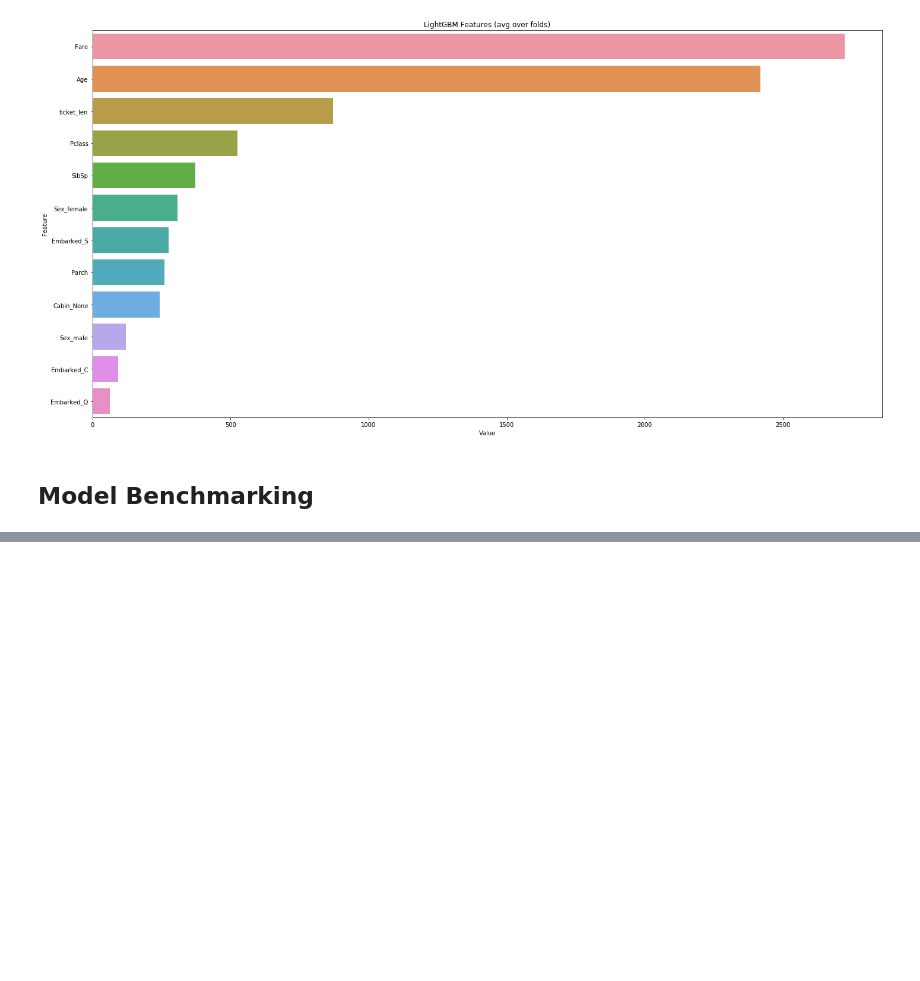
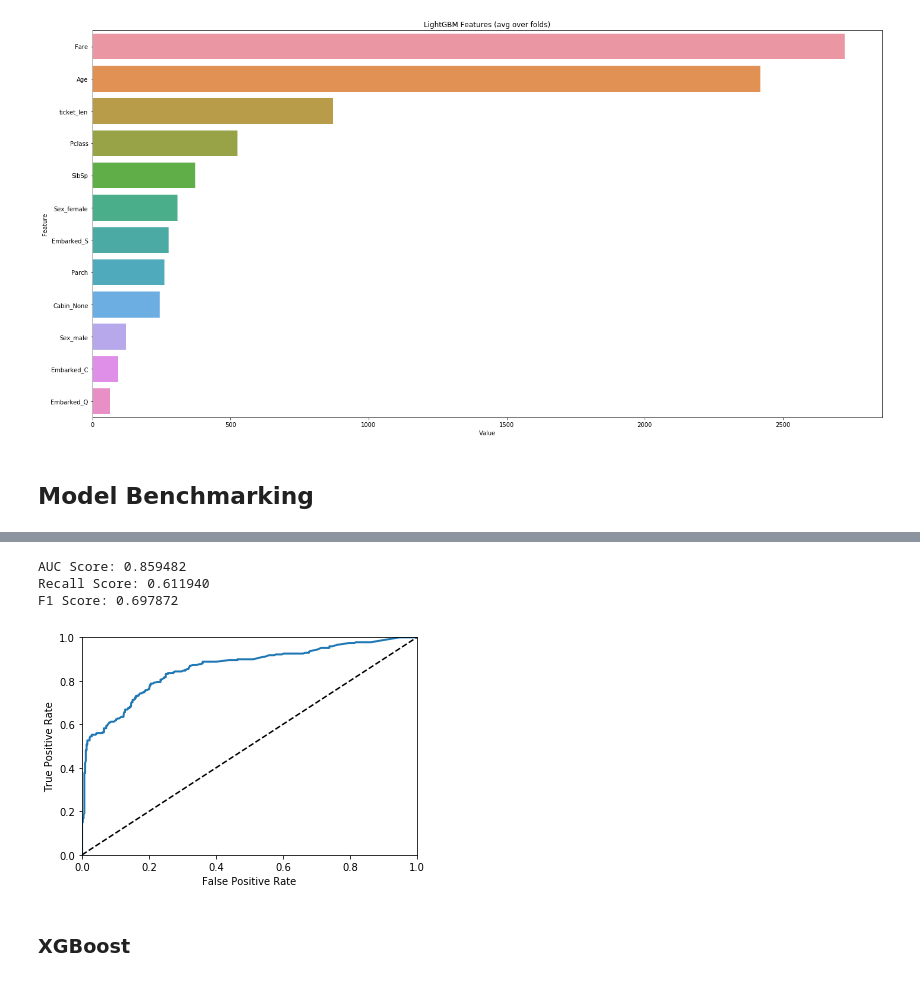
Before and after one commit to imfaridz/machine-learning-learn, a Jupyter notebook: titanic/Classifier.ipynb, the cells around one changed output, grey strips where cells are left out. Saved outputs shown, nothing was run; the diff lists cells and outputs as text; code cells hidden in the pictures; blank space fills up the shorter version.

```diff
--- a/titanic/Classifier.ipynb
+++ b/titanic/Classifier.ipynb
@@ -156,0 +197,2 @@ top_feats = feature_imp.loc[feature_imp['Value'] > 0].Feature.values.tolist()
+# %%
+rfc = RandomForestClassifier(n_estimators=100, max_depth=2, random_state=0)
@@ -156,0 +208,14 @@ top_feats = feature_imp.loc[feature_imp['Value'] > 0].Feature.values.tolist()
+# %%
+print("AUC Score: %f" % metrics.roc_auc_score(y_train, rfc.predict_proba(X_train)[:,1]))
+print("Recall Score: %f" %metrics.recall_score(y_train, rfc.predict(X_train)))
+print("F1 Score: %f" % metrics.f1_score(y_train, rfc.predict(X_train)))
+fpr, tpr, thresholds = roc_curve(y_train, rfc.predict_proba(X_train)[:,1])
+plot_roc_curve(fpr, tpr)
+plt.show()
+# %% [output]
+AUC Score: 0.859482
+Recall Score: 0.611940
+F1 Score: 0.697872
+[figure, added]
+# %% [markdown]
+### XGBoost
```
Also changed, not shown: parts of 16 cells of this notebook.
